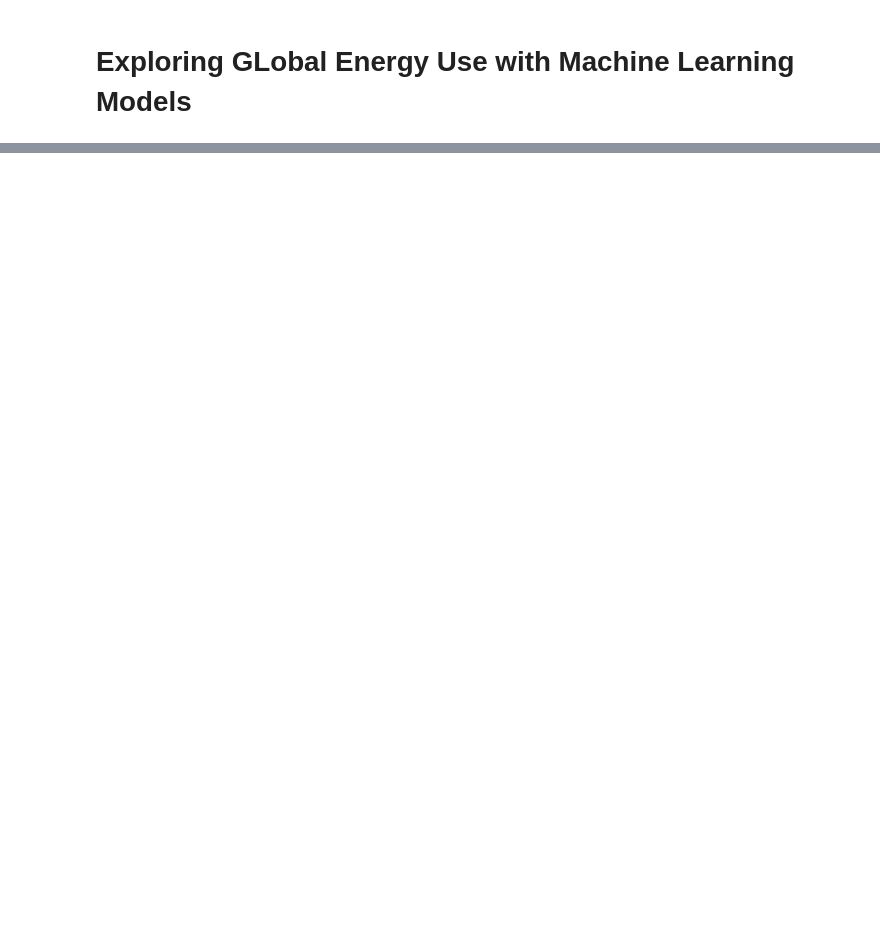
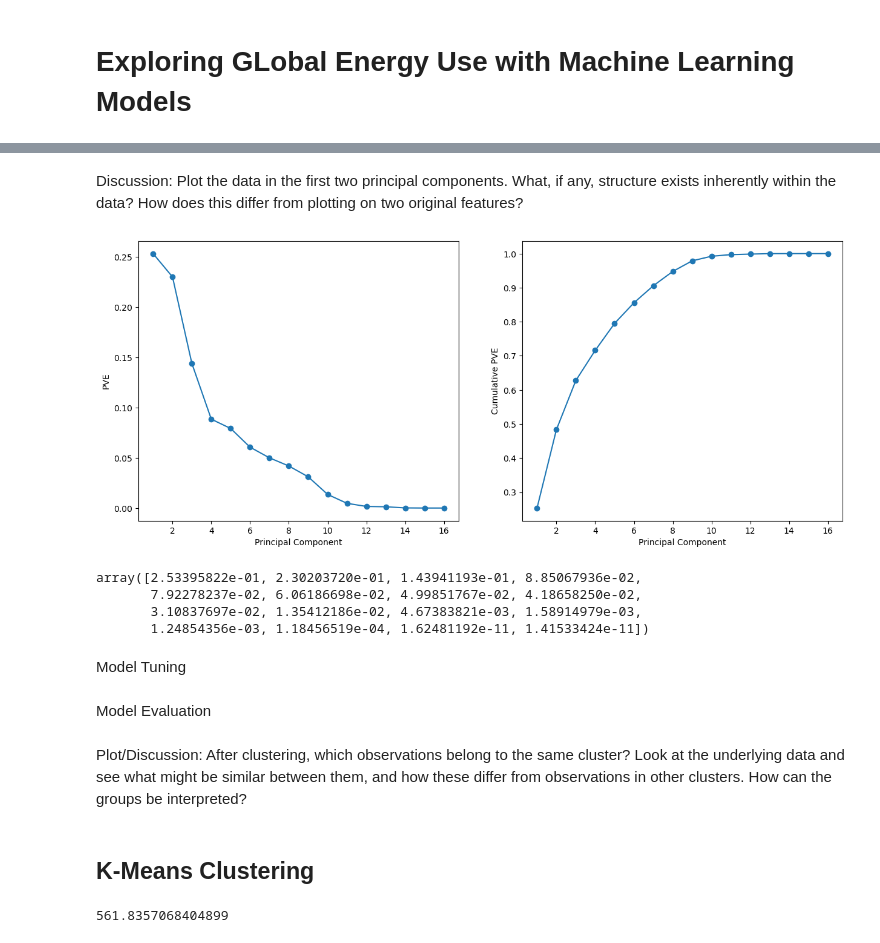
Before and after one commit to nicolenagata/DATA5322_HW4_UnsupervisedML, a Jupyter notebook: Practical HW 4.ipynb, the cells around one changed output, grey strips where cells are left out. Saved outputs shown, nothing was run; the diff lists cells and outputs as text; code cells hidden in the pictures; blank space fills up the shorter version.

Commit message:
PCA/SVD and KMeans additions

```diff
--- a/Practical HW 4.ipynb
+++ b/Practical HW 4.ipynb
@@ -40,13 +43,23 @@ climate_variables = ['country', 'year', 'gdp', 'population',
 minimal_variables = ['country', 'year', 'gdp', 'population',
     'energy_per_capita', 'fossil_share_energy', 'renewables_share_energy']
 # %%
-def create_analysis_dataset(df, variables, year = None,
-                          min_completeness = 0.8, remove_outliers = True):
+def create_analysis_dataset(df, variables, year = None, year_range=None,
+                          min_completeness = 0.8):
 
     analysis_df = df[variables].copy()
     initial_shape = analysis_df.shape
-    analysis_df = analysis_df[analysis_df['year'] == year]
 
+    # To select year or year range
+    if year is not None:
+        analysis_df = analysis_df[analysis_df['year'] == year]
+    elif year_range is not None:
+        start_year, end_year = year_range
+        analysis_df = analysis_df[
+            (analysis_df['year'] >= start_year) &
+            (analysis_df['year'] <= end_year)
+        ]
+
+    # Variables to exclude
     if 'country' in variables:
         regions_to_exclude = [
             'World', 'Europe', 'Asia', 'Africa', 'North America', 'South America',
@@ -59,7 +72,7 @@ def create_analysis_dataset(df, variables, year = None,
         analysis_df = analysis_df[~analysis_df['country'].isin(regions_to_exclude)]
 
     numeric_cols = [col for col in variables if col not in ['country', 'year', 'iso_code']]
-    completeness_by_row = analysis_df[numeric_cols].notna().mean(axis=1)
+    completeness_by_row = analysis_df[numeric_cols].notna().mean(axis = 1)
 
     complete_rows = completeness_by_row >= min_completeness
     analysis_df = analysis_df[complete_rows]
@@ -91,0 +144,28 @@ minimal_df = datasets['minimal']
+# %% [markdown]
+Discussion: Plot the data in the first two principal components. What, if any, structure exists inherently within the data? How does this differ from plotting on two original features?
+# %%
+fig, axes = plt.subplots(1, 2, figsize=(15,6))
+ax = axes[0]
+ticks = np.arange(core_pca.n_components_)+1
+ax.plot(ticks,
+        core_pca.explained_variance_ratio_,
+        marker = 'o')
+ax.set_xlabel('Principal Component');
+ax.set_ylabel('PVE')
+ax = axes[1]
+ax.plot(ticks,
+        core_pca.explained_variance_ratio_.cumsum(),
+        marker = 'o');
+ax.set_xlabel('Principal Component')
+ax.set_ylabel('Cumulative PVE');
+# %% [output]
+[figure, added]
+# %%
+
+loadings = core_pca.explained_variance_ratio_
+loadings
+# %% [output]
+array([2.53395822e-01, 2.30203720e-01, 1.43941193e-01, 8.85067936e-02,
+       7.92278237e-02, 6.06186698e-02, 4.99851767e-02, 4.18658250e-02,
+       3.10837697e-02, 1.35412186e-02, 4.67383821e-03, 1.58914979e-03,
+       1.24854356e-03, 1.18456519e-04, 1.62481192e-11, 1.41533424e-11])
@@ -91,0 +180,14 @@ minimal_df = datasets['minimal']
+# %% [markdown]
+Model Tuning
+# %% [markdown]
+Model Evaluation
+# %% [markdown]
+Plot/Discussion: After clustering, which observations belong to the same cluster? Look at the underlying data and see what might be similar between them, and how these differ from observations in other clusters. How can the groups be interpreted?
+# %% [markdown]
+## K-Means Clustering
+# %%
+kmeans = KMeans(n_clusters = 5, random_state = 3799, n_init = 50).fit(X_core_scaled)
+
+kmeans.inertia_
+# %% [output]
+561.8357068404899
```
Also changed, not shown: parts of 15 cells of this notebook.
